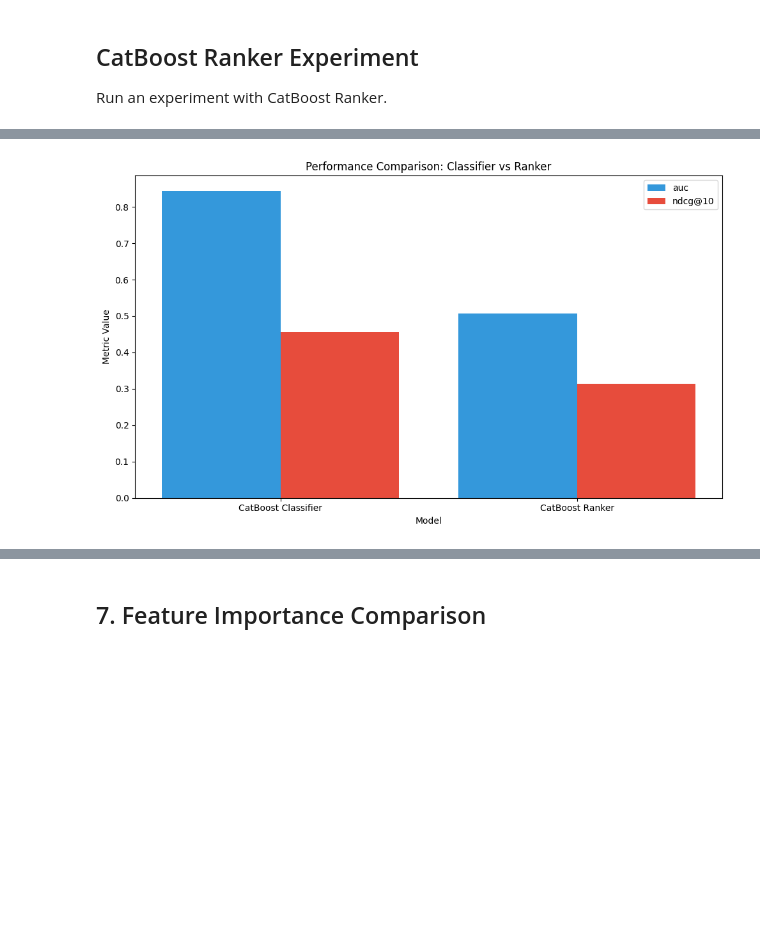
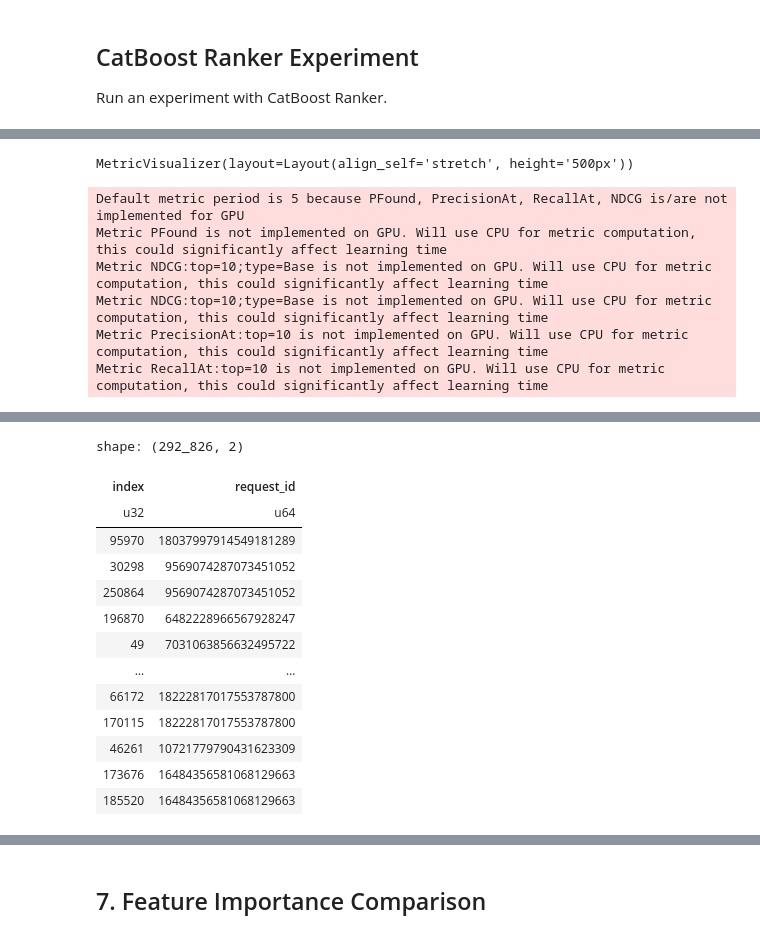
Before and after one commit to almayor/lavka-rs-contest, a Jupyter notebook: full_experiment.ipynb, the cells around one changed output, grey strips where cells are left out. Cells and saved outputs as stored; diff of their text form; code cells hidden in the pictures; blank space fills up the shorter version.

```diff
--- a/full_experiment.ipynb
+++ b/full_experiment.ipynb
@@ -100,14 +113,10 @@ Kaggle Public Score = `0.33188`.
 
 Run an experiment with CatBoost Classifier.
 # %%
-# Configure for CatBoost classifier
-config = Config.load('default_config.yaml')
-
-classifier_config = config.copy()  # Clone the config
-classifier_config.set('model.type', 'catboost_classifier')  # Set model type
-
-# Create experiment
-classifier_experiment = Experiment("catboost_classifier", classifier_config)
+classifier_experiment = Experiment("catboost_classifier", (Config
+    .load('default_config.yaml')
+    .set('model.type', 'catboost_classifier')
+))
 
 # Setup and run
 start_time = time.time()
@@ -274,29 +300,3 @@ Model Comparison:
-# %%
-# Visualize metrics comparison
-metrics_to_plot = [m for m in all_metrics if m in ['auc', 'ndcg@10', 'logloss']]
-if metrics_to_plot:
-    plt.figure(figsize=(10, 6))
-    x = range(len(metrics_comparison['Model']))
-    colors = ['#3498db', '#e74c3c']
-    width = 0.8 / len(metrics_to_plot)
-
-    for i, metric in enumerate(metrics_to_plot):
-        if metric in metrics_comparison:
-            plt.bar([p + width*i - width*(len(metrics_to_plot)-1)/2 for p in x],
-                    metrics_comparison[metric],
-                    width=width,
-                    label=metric,
-                    color=colors[i % len(colors)])
-
-    plt.xlabel('Model')
-    plt.ylabel('Metric Value')
-    plt.title('Performance Comparison: Classifier vs Ranker')
-    plt.xticks(x, metrics_comparison['Model'])
-    plt.legend()
-    plt.tight_layout()
-
-    # Save figure
-    plt.savefig(f"{results_dir}/metrics_comparison.png", dpi=300)
-    plt.show()
-# %% [output]
-[figure, removed]
+# %%
+ranker_experiment.create_submission()
+# %% [output]
@@ -302,0 +315,7 @@ if metrics_to_plot:
+MetricVisualizer(layout=Layout(align_self='stretch', height='500px'))
+Default metric period is 5 because PFound, PrecisionAt, RecallAt, NDCG is/are not implemented for GPU
+Metric PFound is not implemented on GPU. Will use CPU for metric computation, this could significantly affect learning time
+Metric NDCG:top=10;type=Base is not implemented on GPU. Will use CPU for metric computation, this could significantly affect learning time
+Metric NDCG:top=10;type=Base is not implemented on GPU. Will use CPU for metric computation, this could significantly affect learning time
+Metric PrecisionAt:top=10 is not implemented on GPU. Will use CPU for metric computation, this could significantly affect learning time
+Metric RecallAt:top=10 is not implemented on GPU. Will use CPU for metric computation, this could significantly affect learning time
@@ -302,0 +335,14 @@ if metrics_to_plot:
+shape: (292_826, 2)
+| index | request_id |
+| u32 | u64 |
+| 95970 | 18037997914549181289 |
+| 30298 | 9569074287073451052 |
+| 250864 | 9569074287073451052 |
+| 196870 | 6482228966567928247 |
+| 49 | 7031063856632495722 |
+| … | … |
+| 66172 | 18222817017553787800 |
+| 170115 | 18222817017553787800 |
+| 46261 | 10721779790431623309 |
+| 173676 | 16484356581068129663 |
+| 185520 | 16484356581068129663 |
```
Also changed, not shown: parts of 28 cells of this notebook, 1 other file.
